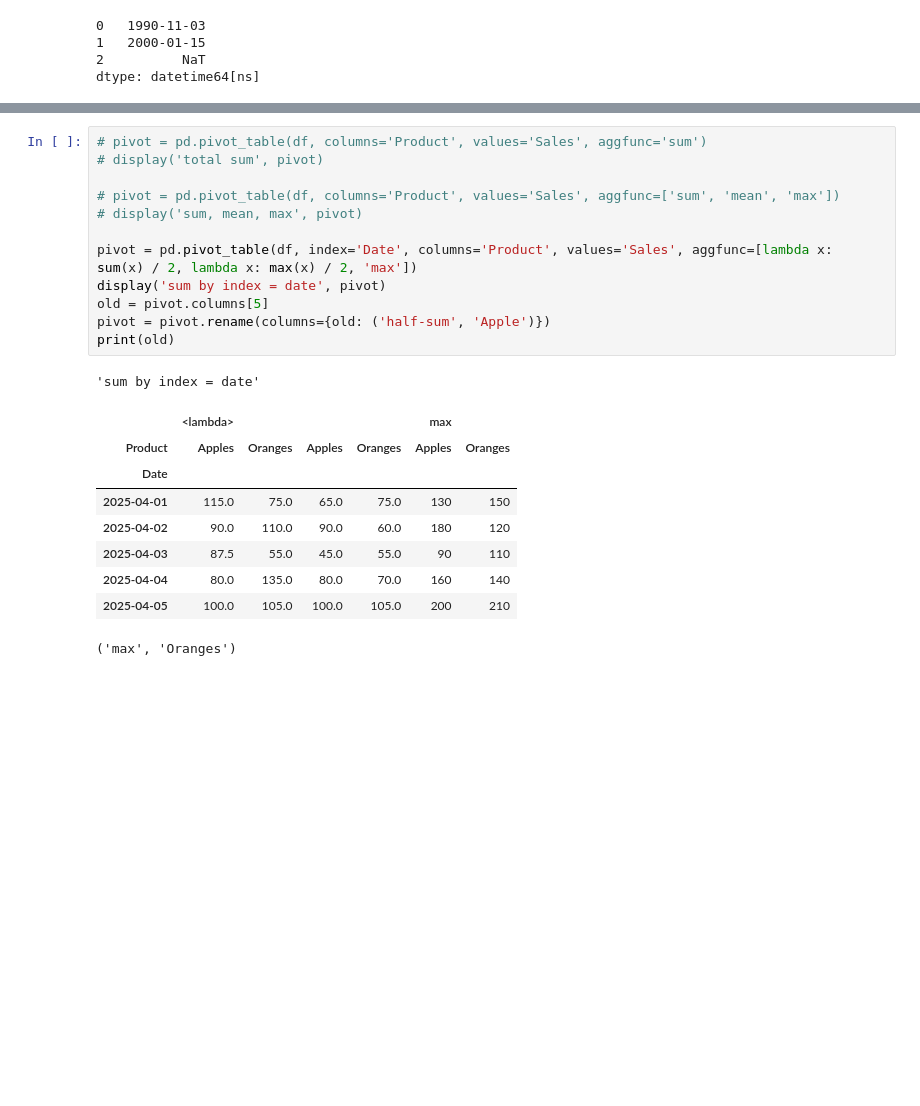
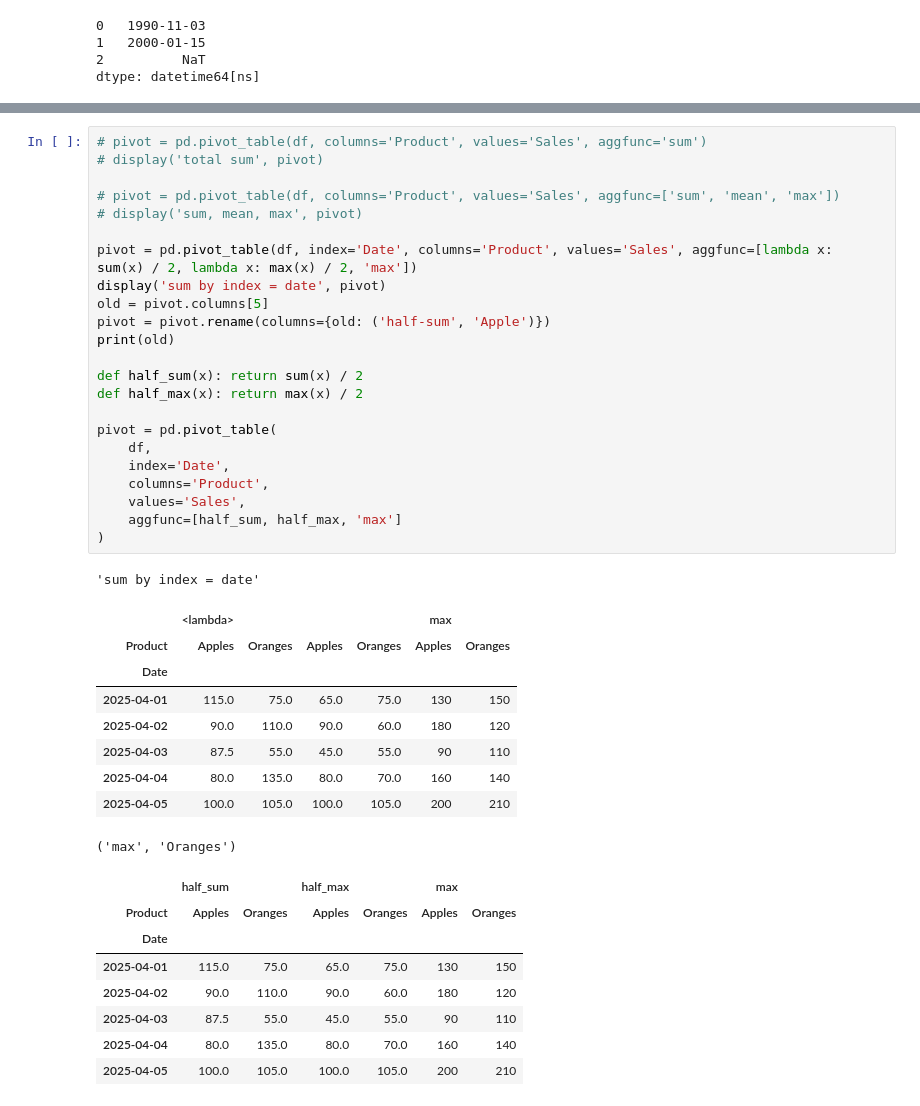
Before and after one commit to pythonai250824/06.04.2025, a Jupyter notebook: pd_lesson7.ipynb, the cells around one changed output, grey strips where cells are left out. Drawn from its saved outputs; the diff is of its cells as text; blank space fills up the shorter version.

```diff
--- a/pd_lesson7.ipynb
+++ b/pd_lesson7.ipynb
@@ -226,23 +216,42 @@ df
 # %%
 # pivot = pd.pivot_table(df, columns='Product', values='Sales', aggfunc='sum')
 # display('total sum', pivot)
 
 # pivot = pd.pivot_table(df, columns='Product', values='Sales', aggfunc=['sum', 'mean', 'max'])
 # display('sum, mean, max', pivot)
 
 pivot = pd.pivot_table(df, index='Date', columns='Product', values='Sales', aggfunc=[lambda x: sum(x) / 2, lambda x: max(x) / 2, 'max'])
 display('sum by index = date', pivot)
 old = pivot.columns[5]
 pivot = pivot.rename(columns={old: ('half-sum', 'Apple')})
 print(old)
+
+def half_sum(x): return sum(x) / 2
+def half_max(x): return max(x) / 2
+
+pivot = pd.pivot_table(
+    df,
+    index='Date',
+    columns='Product',
+    values='Sales',
+    aggfunc=[half_sum, half_max, 'max']
+)
 # %% [output]
 'sum by index = date'
 |  | <lambda> |  |  |  | max |  |
 | Product | Apples | Oranges | Apples | Oranges | Apples | Oranges |
 | Date |  |  |  |  |  |  |
 | 2025-04-01 | 115.0 | 75.0 | 65.0 | 75.0 | 130 | 150 |
 | 2025-04-02 | 90.0 | 110.0 | 90.0 | 60.0 | 180 | 120 |
 | 2025-04-03 | 87.5 | 55.0 | 45.0 | 55.0 | 90 | 110 |
 | 2025-04-04 | 80.0 | 135.0 | 80.0 | 70.0 | 160 | 140 |
 | 2025-04-05 | 100.0 | 105.0 | 100.0 | 105.0 | 200 | 210 |
 ('max', 'Oranges')
+|  | half_sum |  | half_max |  | max |  |
+| Product | Apples | Oranges | Apples | Oranges | Apples | Oranges |
+| Date |  |  |  |  |  |  |
+| 2025-04-01 | 115.0 | 75.0 | 65.0 | 75.0 | 130 | 150 |
+| 2025-04-02 | 90.0 | 110.0 | 90.0 | 60.0 | 180 | 120 |
+| 2025-04-03 | 87.5 | 55.0 | 45.0 | 55.0 | 90 | 110 |
+| 2025-04-04 | 80.0 | 135.0 | 80.0 | 70.0 | 160 | 140 |
+| 2025-04-05 | 100.0 | 105.0 | 100.0 | 105.0 | 200 | 210 |
```
Also changed, not shown: parts of 3 cells of this notebook.
